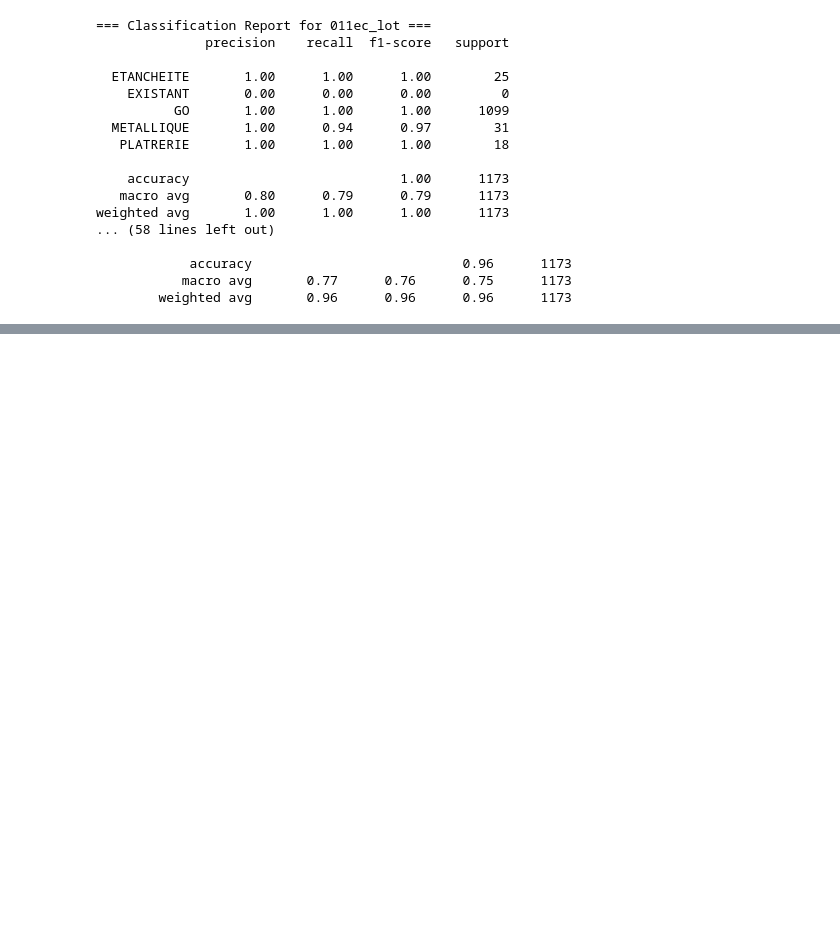
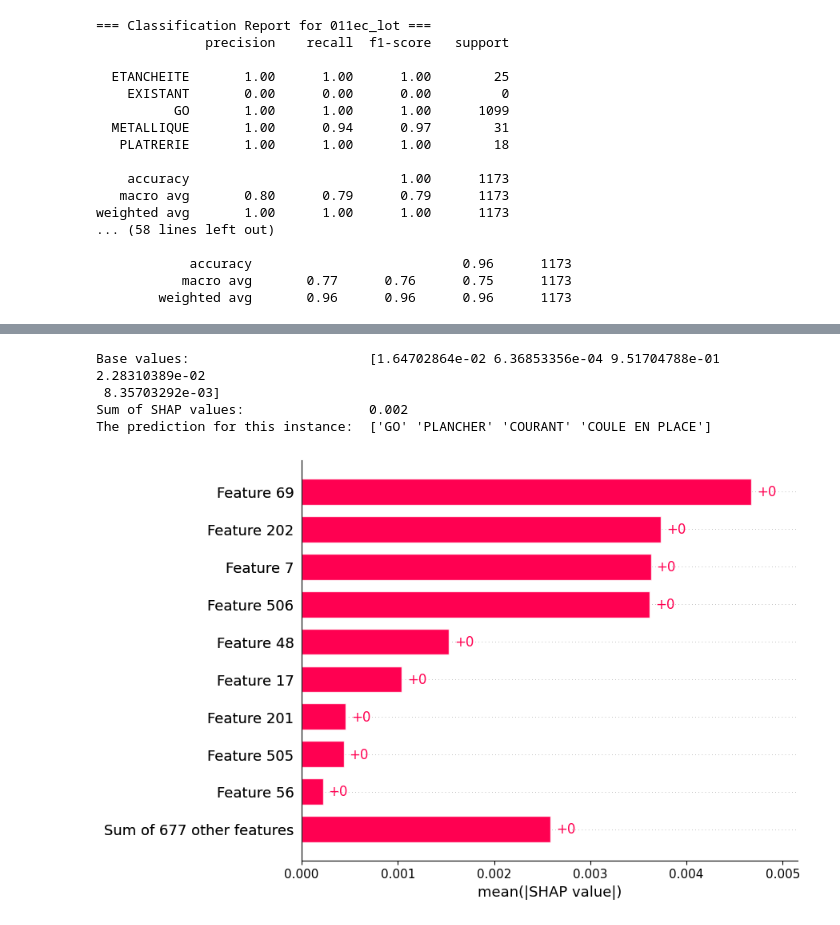
Before and after one commit to fqbq69/BIMpredict-, a Jupyter notebook: notebooks/fabian/RandomForest"Sols".ipynb, the cells around one changed output, grey strips where cells are left out. Saved outputs shown, nothing was run; the diff lists cells and outputs as text; code cells hidden in the pictures; blank space fills up the shorter version.

```diff
--- a/notebooks/fabian/RandomForest"Sols".ipynb
+++ b/notebooks/fabian/RandomForest"Sols".ipynb
@@ -349,0 +395,4 @@ weighted avg       1.00      1.00      1.00      1173
+# %%
+# Utiliser sh (déjà importé comme alias de shap)
+# Pour expliquer la première cible (par exemple), on prend le premier estimator
+explainer = sh.Explainer(rf_multi.estimators_[0])
@@ -349,0 +408,50 @@ weighted avg       1.00      1.00      1.00      1173
+# %%
+# Correction: convertir 'epaisseur' en float si elle existe dans feature_values
+if 'EC_ETANCHEITE_ISOLANT_PARKING' in feature_values.columns:
+	feature_values = feature_values.copy()
+	feature_values['EC_ETANCHEITE_ISOLANT_PARKING'] = (
+		feature_values['EC_ETANCHEITE_ISOLANT_PARKING']
+		.astype(str)
+		.str.replace(',', '.', regex=False)
+		.apply(lambda x: pd.to_numeric(x, errors='coerce'))
+	)
+
+# Appliquer le préprocessing du pipeline avant d'expliquer
+feature_values_transformed = pipeline.named_steps['preprocessor'].transform(feature_values)
+
+# Convertir en array dense si c'est une matrice sparse
+if hasattr(feature_values_transformed, "toarray"):
+	feature_values_transformed = feature_values_transformed.toarray()
+
+shap_values_one = explainer(feature_values_transformed)
+# %%
+# Have a look at these values
+
+# If base_values[0] is an array, print all values
+base_values = shap_values_one.base_values[0]
+if isinstance(base_values, np.ndarray):
+	print(f"{'Base values:':<35}{base_values}")
+else:
+	print(f"{'Base value:':<35}{base_values:.3f}")
+
+# Sum of SHAP values (flatten if needed)
+shap_sum = shap_values_one.values.sum()
+if isinstance(shap_sum, np.ndarray):
+	print(f"{'Sum of SHAP values:':<35}{shap_sum}")
+else:
+	print(f"{'Sum of SHAP values:':<35}{shap_sum:.3f}")
+
+# Prediction for this instance (print as string)
+print(f"{'The prediction for this instance:':<35}{prediction[0]}")
+# %% [output]
+Base values:                       [1.64702864e-02 6.36853356e-04 9.51704788e-01 2.28310389e-02
+ 8.35703292e-03]
+Sum of SHAP values:                0.002
+The prediction for this instance:  ['GO' 'PLANCHER' 'COURANT' 'COULE EN PLACE']
+# %%
+# Pour multi-label/multi-class, il faut sélectionner la bonne cible (ici la première)
+# shap_values_one[..., 0] : SHAP values for the first label
+# Utiliser l'objet Explanation directement pour la première cible
+sh.plots.bar(shap_values_one[:, :, 0])
+# %% [output]
+[figure, added]
```
Also changed, not shown: parts of 11 cells of this notebook.
